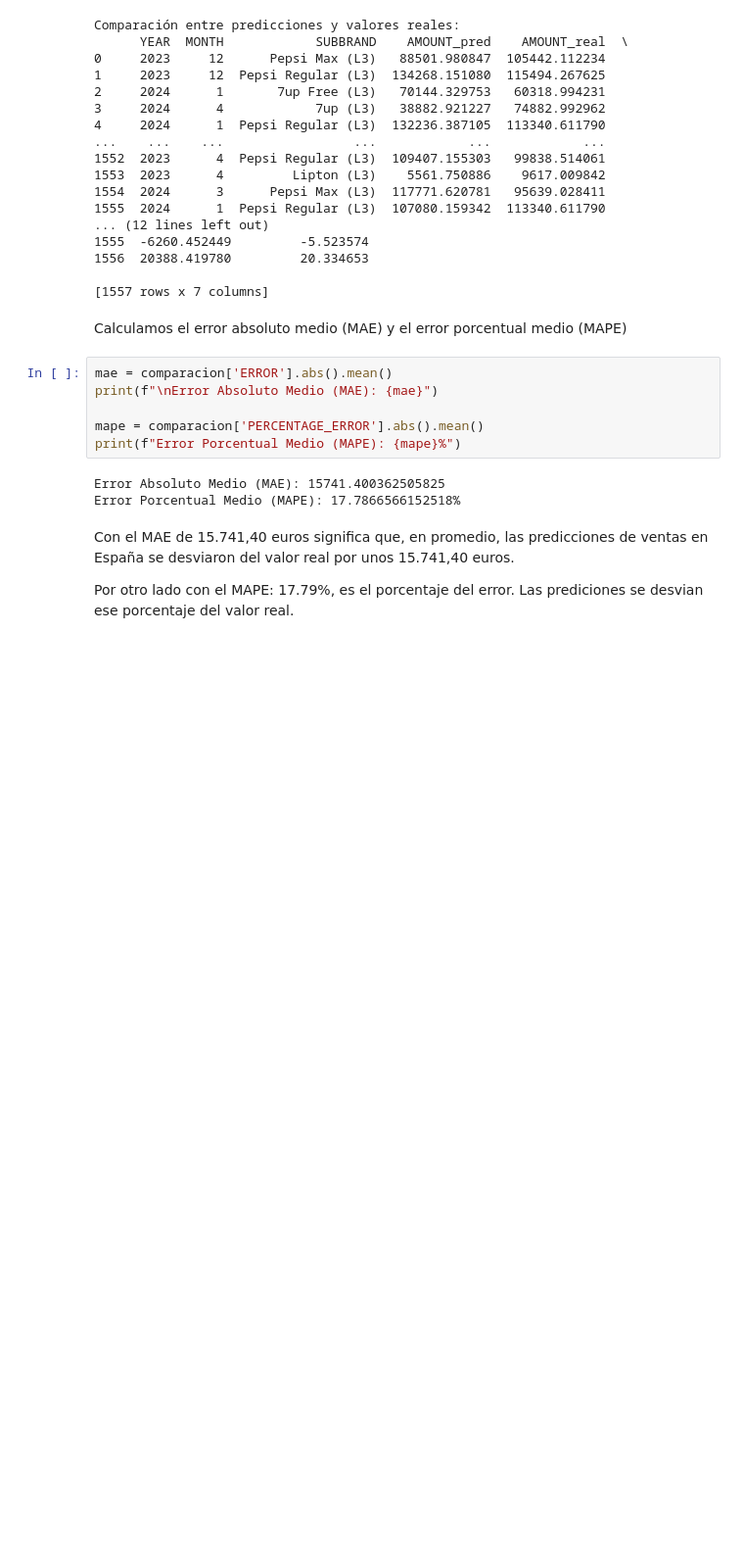
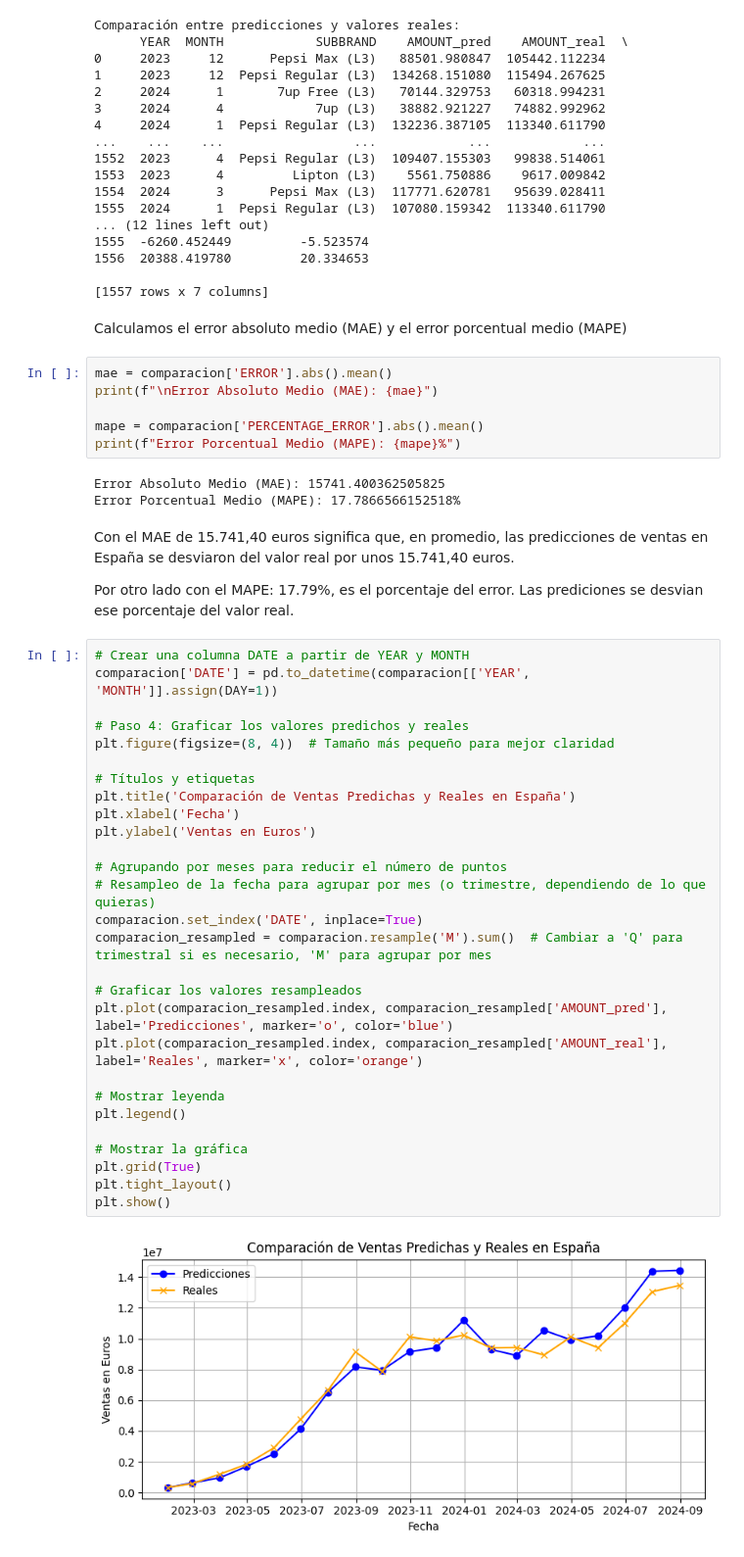
Before and after one commit to CeliaDiazSanchez/UFV_visualizacion, a Jupyter notebook: Ejercicios de clase/clase2.ipynb, the cells around one changed output. Shown at 98% size. Saved outputs shown, nothing was run; the diff lists cells and outputs as text; blank space fills up the shorter version.

```diff
--- a/Ejercicios de clase/clase2.ipynb
+++ b/Ejercicios de clase/clase2.ipynb
@@ -592,3 +604,33 @@ Error Porcentual Medio (MAPE): 17.7866566152518%
 Con el MAE de 15.741,40 euros significa que, en promedio, las predicciones de ventas en España se desviaron del valor real por unos 15.741,40 euros.
 
 Por otro lado con el MAPE: 17.79%, es el porcentaje del error. Las prediciones se desvian ese porcentaje del valor real.
+# %%
+# Crear una columna DATE a partir de YEAR y MONTH
+comparacion['DATE'] = pd.to_datetime(comparacion[['YEAR', 'MONTH']].assign(DAY=1))
+
+# Paso 4: Graficar los valores predichos y reales
+plt.figure(figsize=(8, 4))  # Tamaño más pequeño para mejor claridad
+
+# Títulos y etiquetas
+plt.title('Comparación de Ventas Predichas y Reales en España')
+plt.xlabel('Fecha')
+plt.ylabel('Ventas en Euros')
+
+# Agrupando por meses para reducir el número de puntos
+# Resampleo de la fecha para agrupar por mes (o trimestre, dependiendo de lo que quieras)
+comparacion.set_index('DATE', inplace=True)
+comparacion_resampled = comparacion.resample('M').sum()  # Cambiar a 'Q' para trimestral si es necesario, 'M' para agrupar por mes
+
+# Graficar los valores resampleados
+plt.plot(comparacion_resampled.index, comparacion_resampled['AMOUNT_pred'], label='Predicciones', marker='o', color='blue')
+plt.plot(comparacion_resampled.index, comparacion_resampled['AMOUNT_real'], label='Reales', marker='x', color='orange')
+
+# Mostrar leyenda
+plt.legend()
+
+# Mostrar la gráfica
+plt.grid(True)
+plt.tight_layout()
+plt.show()
+# %% [output]
+[figure, added]
```
Also changed, not shown: parts of 2 cells of this notebook.
